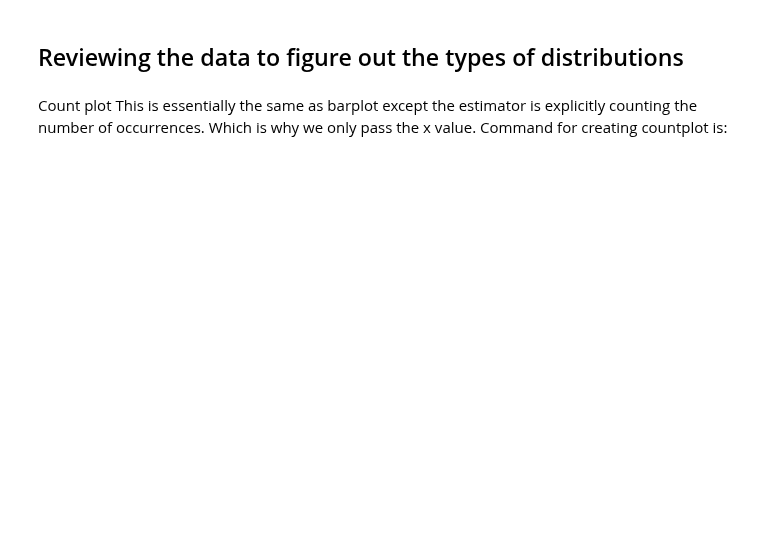
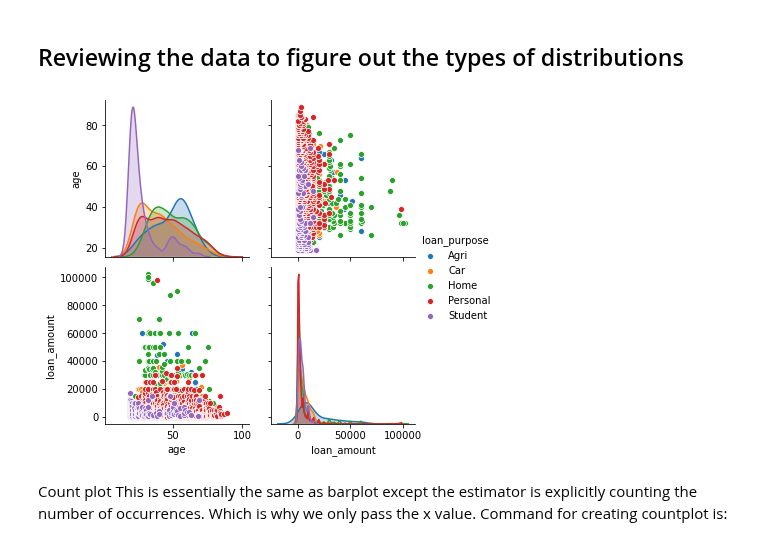
Before and after one commit to brendantipp/sem2_prog_data_analysis_project, a Jupyter notebook: product_analysis.ipynb, the cells around one changed output. Drawn from its saved outputs; the diff is of its cells as text; code cells hidden in the pictures; blank space fills up the shorter version.

Commit message:
updated code re categories and plots

```diff
--- a/product_analysis.ipynb
+++ b/product_analysis.ipynb
@@ -176,6 +195,6 @@ look at making the Financial month a date time # help from https://https://pbpyt
 # %% [markdown]
 ### Best practice convert some of our data types into categories
-# %%
-df[["Month","Gender", "Employment Status","Loan Purpose"]] = df[["Month","Gender", "Employment Status","Loan Purpose"]].astype("category")
+# %%
+df[["month_application","gender", "employment_status","loan_purpose"]] = df[["month_application","gender", "employment_status","loan_purpose"]].astype("category")
 # %%
 df.info();
@@ -182,7 +217,9 @@ df.info();
 # %% [markdown]
 ## Reviewing the data to figure out the types of distributions
 # %%
-sns.pairplot(df,hue ="Loan Purpose");
+sns.pairplot(df,hue ="loan_purpose");
+# %% [output]
+[figure, added]
 # %% [markdown]
 Count plot
 This is essentially the same as barplot except the estimator is explicitly counting the number of occurrences. Which is why we only pass the x value. Command for creating countplot is:
```
Also changed, not shown: parts of 16 cells of this notebook.
